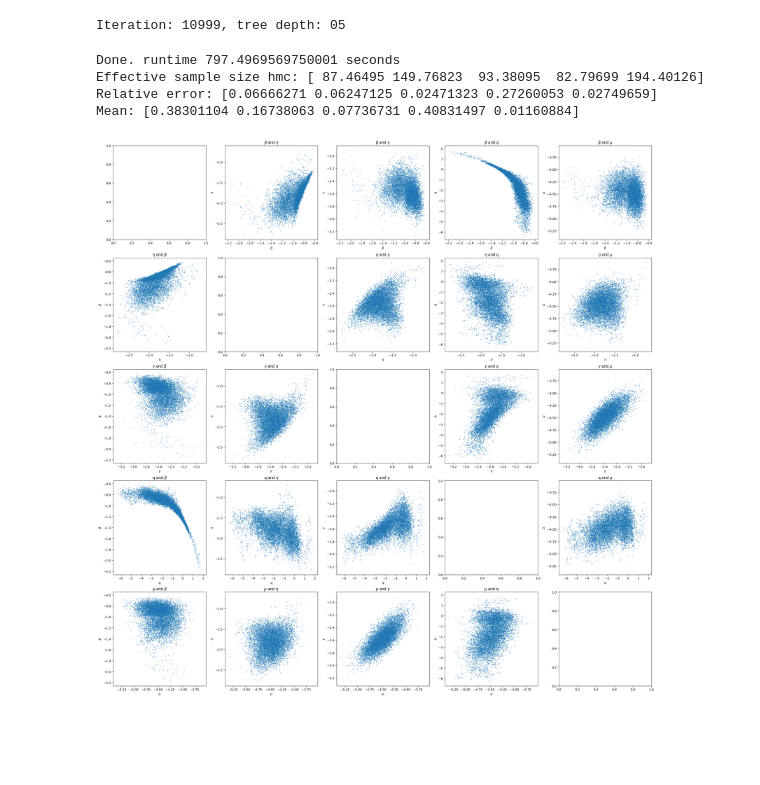
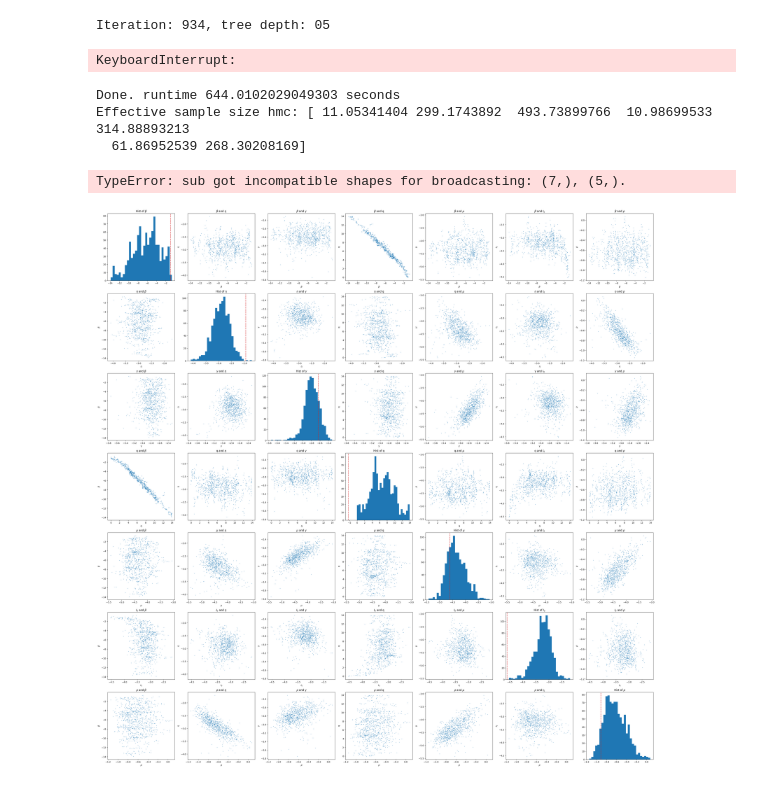
Before and after one commit to Averydx/GradientBasedSamplers, a Jupyter notebook: examples/hmc_seir.ipynb, the cells around one changed output. Drawn from its saved outputs; the diff is of its cells as text; code cells hidden in the pictures; blank space fills up the shorter version.

```diff
--- a/examples/hmc_seir.ipynb
+++ b/examples/hmc_seir.ipynb
@@ -1,4 +1,8 @@
 # %%
+import os
+os.environ["JAX_PLATFORMS"] = "cpu"
+
+
 from diffrax import ODETerm
 from jax.scipy.stats import norm,poisson
 import diffrax
@@ -13,7 +17,7 @@ from algorithms.nuts import nuts
 from algorithms.svgd import svgd
 from utilities.helpers import effective_sample_size,autocorr_new,gr_statistic
 
-jax.config.update('jax_platform_name', 'cpu')
+jax.config.update("jax_enable_x64", True)
 
 print(jax.devices())
 # %% [output]
@@ -22,9 +25,12 @@ An NVIDIA GPU may be present on this machine, but a CUDA-enabled jaxlib is not i
 # %%
 beta = jnp.log(0.4)
 eta = jnp.log(1/7)
-gamma = jnp.log(1/14) #0.07
+gamma = jnp.log(1/14)
 q= jnp.log(0.1)
 mu = jnp.log(0.01)
+I0 = jnp.log(0.01)
+rho = jnp.log(0.4)
+
 
 par_true = jnp.array([beta,eta,gamma,q,mu])
 
@@ -97,20 +118,13 @@ def log_likelihood(par):
 def joint(par):
     return log_likelihood(par)
 # %%
-D = 5
+D = 7
 M = 10_000
 Madapt = 1_000
 num_chains = 1
 key = jax.random.key(0)
 init_key, key = jax.random.split(key)
 
-theta0 = jax.random.multivariate_normal(
-    init_key,
-    mean=jnp.log(jnp.array([0.1,0.1,0.1,0.1,0.01])),
-    cov=0.01 * jnp.eye(D),
-    shape=(num_chains,),
-)
-
 func = jax.jit(jax.value_and_grad(joint))
 # %%
 hmc_key, key = jax.random.split(key)
@@ -119,53 +133,58 @@ hmc_samples, lnprob = nuts(
     func,
     M,
     Madapt,
-    jnp.log(jnp.array([0.1,0.1,0.1,0.1,0.01])),
+    jnp.log(jnp.array([0.1,0.1,0.1,0.1,0.01,0.01,0.1])),
     key=hmc_key,
-    epsilon=0.01,
+    epsilon=0.08,
     num_chains=num_chains,
     max_depth=5
 )
 t1 = perf_counter()
 # %% [output]
-Iteration: 10999, tree depth: 05
+Iteration: 934, tree depth: 05
+KeyboardInterrupt:
 # %%
+par_true = jnp.array([beta,eta,gamma,q,mu])
+
 flat_samples = hmc_samples.reshape(M * num_chains, D)
 
 print(f"Done. runtime {t1 - t0} seconds")
 print(f"Effective sample size hmc: {effective_sample_size(hmc_samples)}")
 # print(f"The Gelman-Rubin statistic (r_hat): {gr_statistic(hmc_samples)}")
 
-print(
-    f"Relative error: {jnp.abs(jnp.mean(flat_samples, axis=0) - par_true) / jnp.abs(par_true)}"
-)
-
 print(f"Mean: {jnp.mean(jnp.exp(flat_samples),axis = 0)}")
 # %% [output]
-Done. runtime 797.4969569750001 seconds
-Effective sample size hmc: [ 87.46495 149.76823  93.38095  82.79699 194.40126]
-Relative error: [0.06666271 0.06247125 0.02471323 0.27260053 0.02749659]
-Mean: [0.38301104 0.16738063 0.07736731 0.40831497 0.01160884]
+Done. runtime 644.0102029049303 seconds
+Effective sample size hmc: [ 11.05341404 299.1743892  493.73899766  10.98699533 314.88893213
+  61.86952539 268.30208169]
+TypeError: sub got incompatible shapes for broadcasting: (7,), (5,).
 # %%
-fig, axes = plt.subplots(D, D, figsize=(5*D, 5*D),layout="constrained")
+fig, axes = plt.subplots(D, D, figsize=(5 * D, 5 * D), layout="constrained")
 
-par_names = ["$\\beta$", "$\\eta$", "$\\gamma$", "q", "$\\mu$"]
+par_names = ["$\\beta$", "$\\eta$", "$\\gamma$", "q", "$\\mu$", "$I_0$", "$\\rho$"]
+true_params = [beta, eta, gamma, q, mu, I0, rho]
 
 
 for par1_index in range(D):
     for par2_index in range(D):
-
         if par1_index != par2_index:
             axes[par1_index, par2_index].set_title(
                 f"{par_names[par1_index]} and {par_names[par2_index]}"
             )
             axes[par1_index, par2_index].scatter(
-                flat_samples[:, par1_index],
-                flat_samples[:, par2_index],
-                s = 0.5
+                flat_samples[:, par1_index], flat_samples[:, par2_index], s=0.5
             )
             axes[par1_index, par2_index].set_xlabel(f"{par_names[par1_index]}")
             axes[par1_index, par2_index].set_ylabel(f"{par_names[par2_index]}")
 
+        else:
+            # Optional: Plot histograms on the diagonal!
+            axes[par1_index, par2_index].hist(flat_samples[:, par1_index], bins=30)
+            axes[par1_index, par2_index].set_title(f"Hist of {par_names[par1_index]}")
+            axes[par1_index, par2_index].axvline(
+                true_params[par1_index], color="tab:red", ls="dashed"
+            )
+
 plt.show()
 # %% [output]
-[figure, old version]
+[figure, new version]
```
Also changed, not shown: parts of 4 cells of this notebook, 19 other files.
